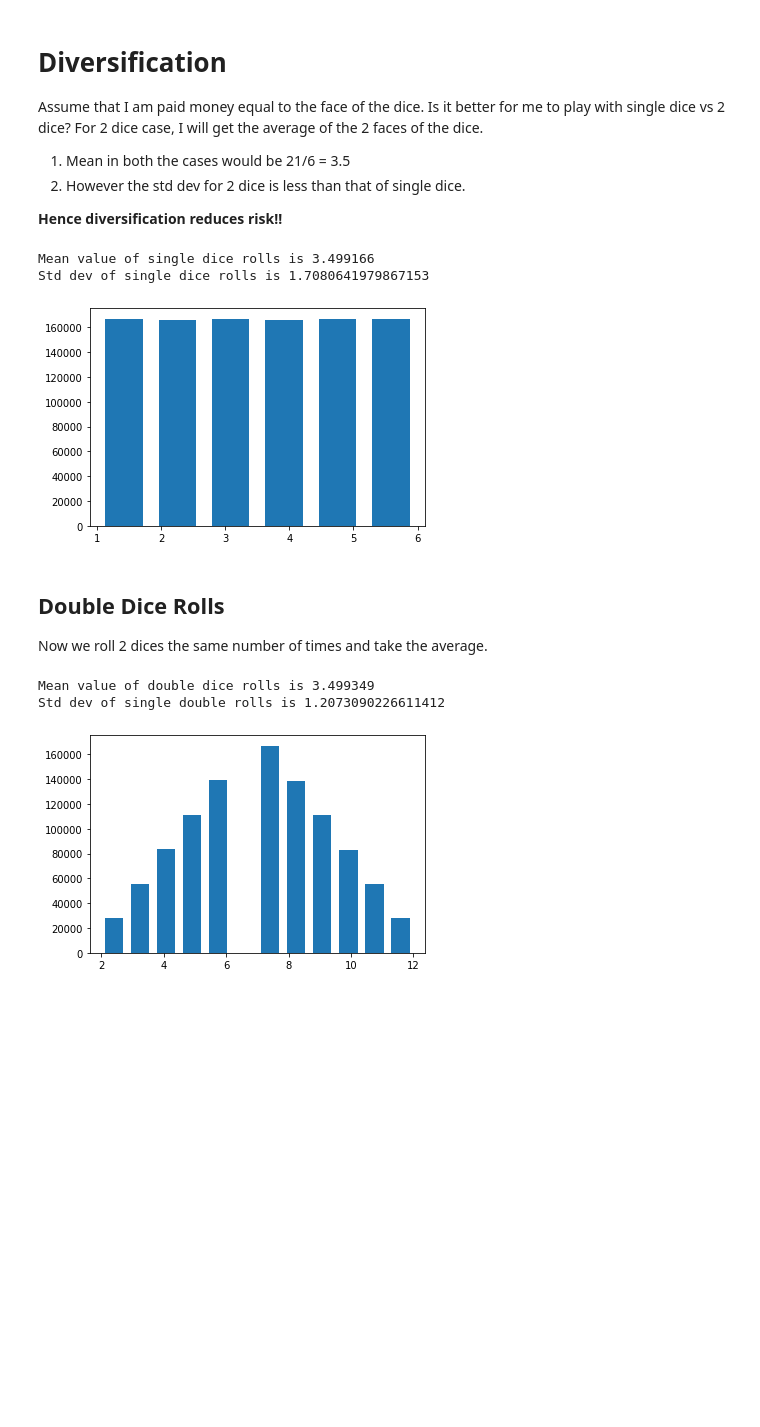
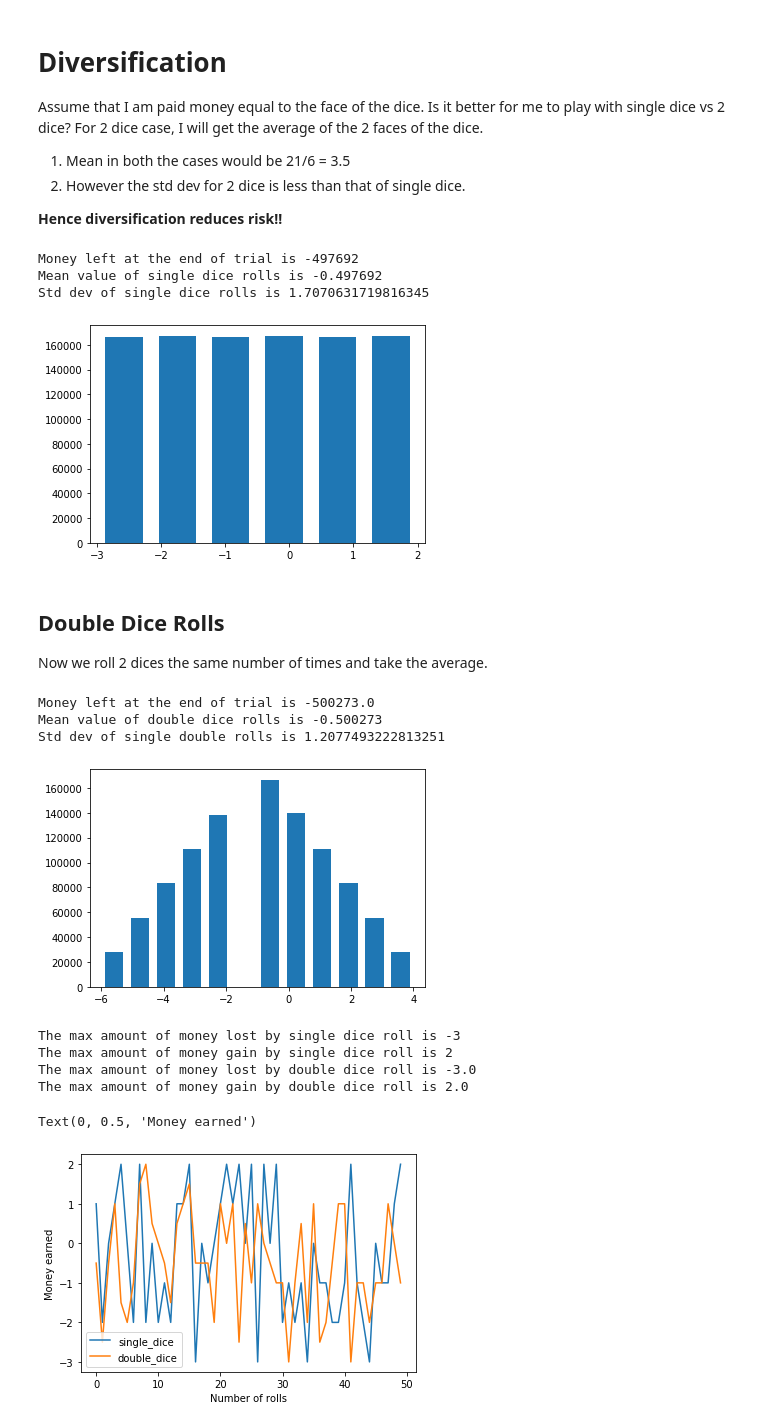
Before and after one commit to sanjeevs/puzzles, a Jupyter notebook: distr/WhyDiversificationWorks.ipynb, the cells around one changed output. Saved outputs shown, nothing was run; the diff lists cells and outputs as text; code cells hidden in the pictures; blank space fills up the shorter version.

```diff
--- a/distr/WhyDiversificationWorks.ipynb
+++ b/distr/WhyDiversificationWorks.ipynb
@@ -13,16 +13,19 @@ import matplotlib.pyplot as plt
 %matplotlib inline
 # %%
 # Single roll of the dice
-dice = np.arange(1, 7)
+# Face of 1, 2, 3 causes loss of money, 4 is no care, while 5,6 causes win.
+dice = np.arange(-3, 3)
 num_rolls = 10**6
 
 single_dice_rolls = np.random.choice(dice, size=num_rolls)
 hist, bins = np.histogram(single_dice_rolls, bins=6)
+print("Money left at the end of trial is {}".format(single_dice_rolls.sum()))
 print("Mean value of single dice rolls is {}".format(single_dice_rolls.mean()))
 print("Std dev of single dice rolls is {}".format(single_dice_rolls.std()))
 # %% [output]
-Mean value of single dice rolls is 3.499166
-Std dev of single dice rolls is 1.7080641979867153
+Money left at the end of trial is -497692
+Mean value of single dice rolls is -0.497692
+Std dev of single dice rolls is 1.7070631719816345
 # %%
 #plt.hist(hist, bins=bin_edges)
 width = 0.7 * (bins[1] - bins[0])
@@ -30,7 +33,7 @@ center = (bins[:-1] + bins[1:]) / 2
 plt.bar(center, hist, align='center', width=width)
 plt.show()
 # %% [output]
-[figure, old version]
+[figure, new version]
 # %% [markdown]
 ## Double Dice Rolls
 Now we roll 2 dices the same number of times and take the average.
@@ -39,16 +42,35 @@ double_dice_rolls = np.random.choice(dice, size=num_rolls) + np.random.choice(di
 hist, bins = np.histogram(double_dice_rolls, bins=12)
 
 double_dice_rolls = double_dice_rolls / 2
-
+print("Money left at the end of trial is {}".format(double_dice_rolls.sum()))
 print("Mean value of double dice rolls is {}".format(double_dice_rolls.mean()))
 print("Std dev of single double rolls is {}".format(double_dice_rolls.std()))
 # %% [output]
-Mean value of double dice rolls is 3.499349
-Std dev of single double rolls is 1.2073090226611412
+Money left at the end of trial is -500273.0
+Mean value of double dice rolls is -0.500273
+Std dev of single double rolls is 1.2077493222813251
 # %%
 width = 0.7 * (bins[1] - bins[0])
 center = (bins[:-1] + bins[1:]) / 2
 plt.bar(center, hist, align='center', width=width)
 plt.show()
 # %% [output]
-[figure, old version]
+[figure, new version]
+# %%
+# How does variance matter
+print("The max amount of money lost by single dice roll is {}".format(single_dice_rolls.min()))
+print("The max amount of money gain by single dice roll is {}".format(single_dice_rolls.max()))
+print("The max amount of money lost by double dice roll is {}".format(double_dice_rolls.min()))
+print("The max amount of money gain by double dice roll is {}".format(double_dice_rolls.max()))
+plt.plot(single_dice_rolls[0:50], label="single_dice")
+plt.plot(double_dice_rolls[0:50], label="double_dice")
+plt.legend()
+plt.xlabel("Number of rolls")
+plt.ylabel("Money earned")
+# %% [output]
+The max amount of money lost by single dice roll is -3
+The max amount of money gain by single dice roll is 2
+The max amount of money lost by double dice roll is -3.0
+The max amount of money gain by double dice roll is 2.0
+Text(0, 0.5, 'Money earned')
+[figure, added]
```
Also changed, not shown: 2 other files.
